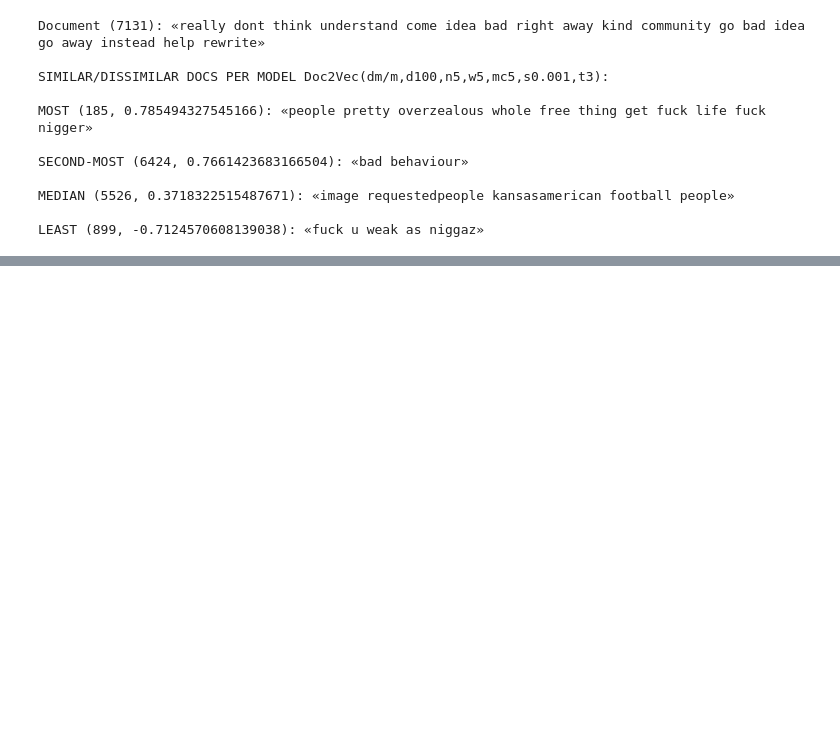
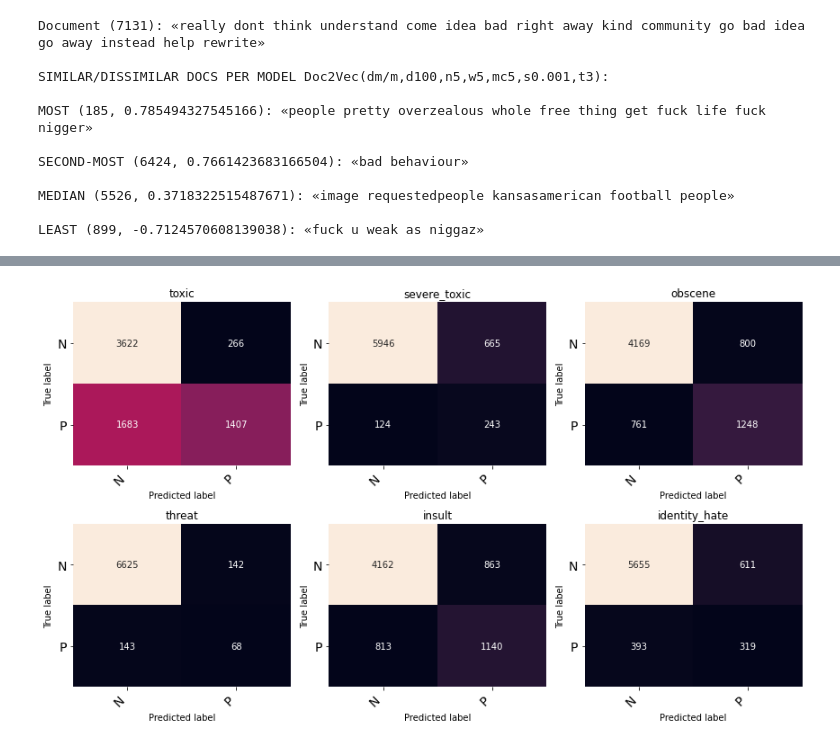
Before and after one commit to Dimitrisvas/group7_textClassification, a Jupyter notebook: xinwei/xl00751_experiment3.ipynb, the cells around one changed output, grey strips where cells are left out. Cells and saved outputs as stored; diff of their text form; code cells hidden in the pictures; blank space fills up the shorter version.

```diff
--- a/xinwei/xl00751_experiment3.ipynb
+++ b/xinwei/xl00751_experiment3.ipynb
@@ -448,0 +555,23 @@ model_d2v.evaluate(d2v_test_x, bal_test_y, batch_size=60)
+# %%
+# load models
+tf_model = keras.models.load_model('models/exp1_nltk')
+w2v_model = keras.models.load_model('models/exp3_word2vec')
+d2v_model = keras.models.load_model('models/exp3_doc2vec')
+# %%
+# Get labels
+labels = list(bal_train_y.columns)
+
+# Get y_true
+y_true = bal_test_y
+
+# Accuracies dict
+acc_dict = {}
+
+# Get micro-average Precision score of each classifier
+micro_precision_score = {}
+
+# Get micro-average f1-score of each classifier
+micro_f1 = {}
+
+# Confusion matrix list per vectorizer
+cm_list_vec = []
@@ -448,0 +582,21 @@ model_d2v.evaluate(d2v_test_x, bal_test_y, batch_size=60)
+# %%
+# Predictions
+y_pred = tf_model.predict(test_x)
+y_pred_tf = (y_pred > 0.5).astype("int32")
+
+# Get confusion matrix
+confusion_matrix = get_confusion_matrix(y_pred_tf)
+
+# Get sum of confusion matrices by vectorizer
+cm_sum = sum(confusion_matrix)
+cm_list_vec.append(cm_sum.flatten())
+
+# Add to dict
+acc_dict['tf'] = get_accuracy(y_pred_tf)
+micro_f1['tf'] = f1_score(y_true, y_pred_tf, average='micro')
+micro_precision_score['tf'] = precision_score(y_true, y_pred_tf, average='micro')
+
+# Plot confusion matrix
+plot_confusion_matrix(confusion_matrix, labels)
+# %% [output]
+[figure, added]
```
Also changed, not shown: parts of 41 cells of this notebook, 4 other files.
